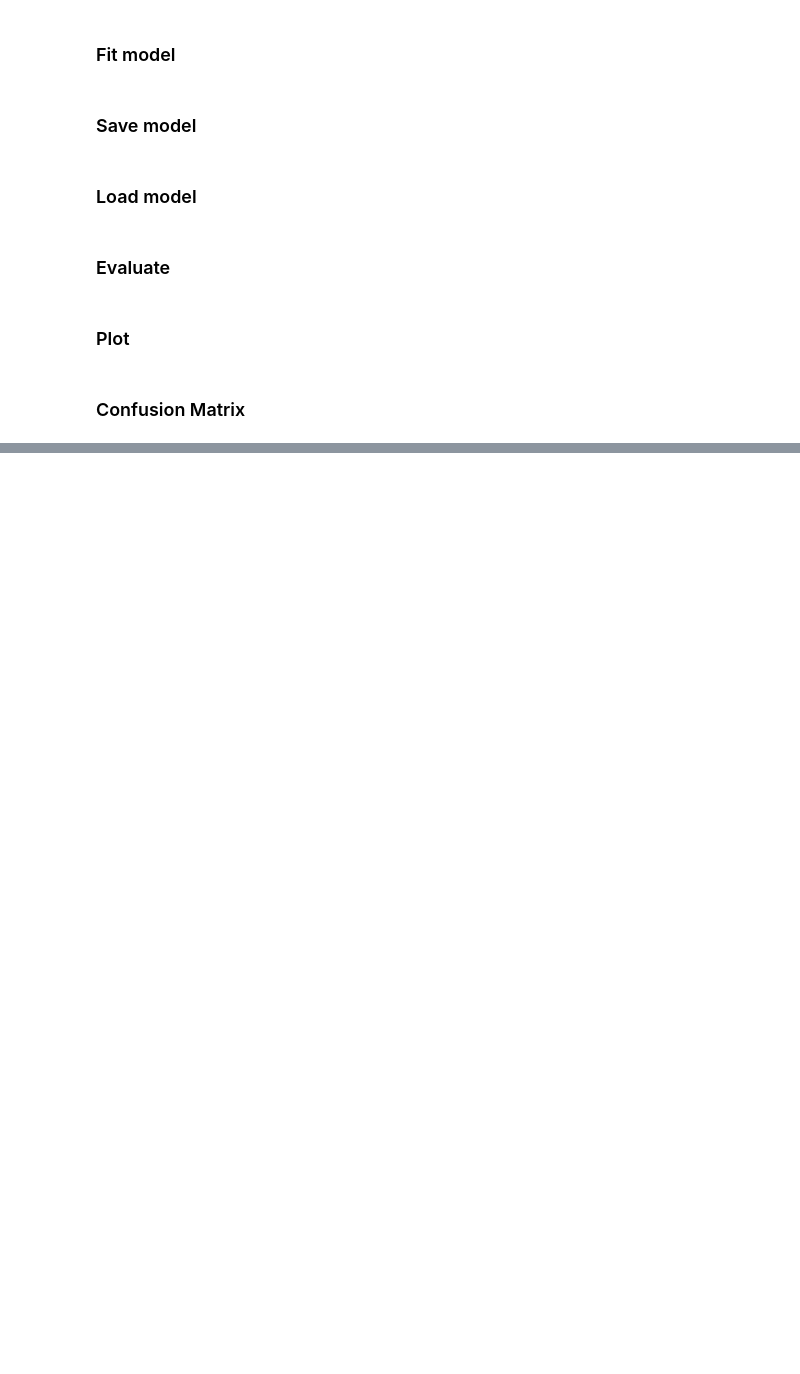
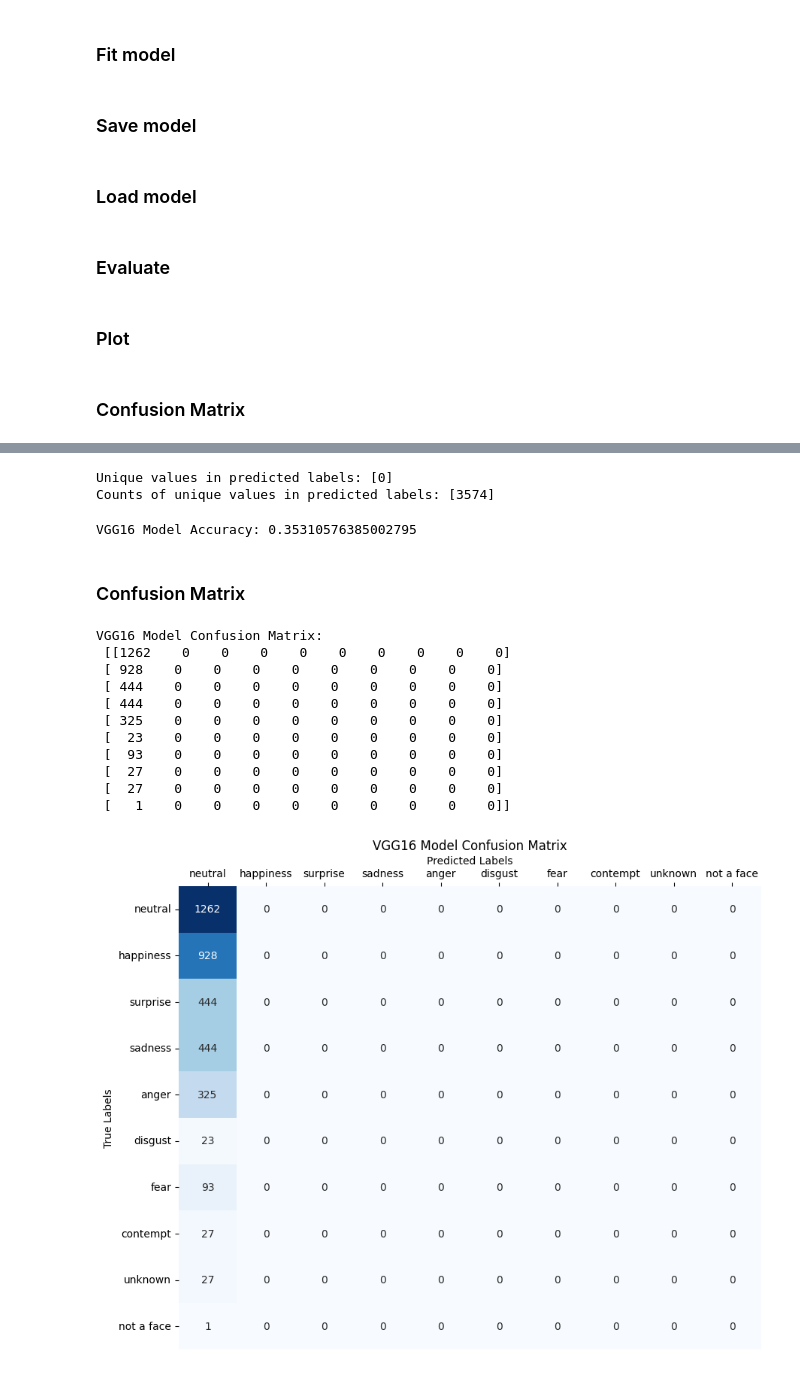
Before and after one commit to QianXunX/TFG, a Jupyter notebook: resnet50.ipynb, the cells around one changed output, grey strips where cells are left out. Saved outputs shown, nothing was run; the diff lists cells and outputs as text; code cells hidden in the pictures; blank space fills up the shorter version.

```diff
--- a/resnet50.ipynb
+++ b/resnet50.ipynb
@@ -203,0 +390,4 @@ plt.show()
+# %%
+balanced_predictions = balanced_resnet50_model.predict(balanced_test_generator, steps=balanced_test_steps)
+balanced_predicted_labels = np.argmax(balanced_predictions, axis=1)
+balanced_test_labels, balanced_predicted_labels
@@ -203,0 +411,60 @@ plt.show()
+# %%
+# Get unique values and their counts
+balanced_unique_values, balanced_counts = np.unique(balanced_predicted_labels, return_counts=True)
+
+# Print unique values and counts
+print("Unique values in predicted labels:", balanced_unique_values)
+print("Counts of unique values in predicted labels:", balanced_counts)
+# %% [output]
+Unique values in predicted labels: [0]
+Counts of unique values in predicted labels: [3574]
+# %%
+balanced_accuracy = accuracy_score(balanced_test_labels, balanced_predicted_labels)
+print("ResNet50 Model Accuracy:", balanced_accuracy)
+# %% [output]
+VGG16 Model Accuracy: 0.35310576385002795
+# %% [markdown]
+### Confusion Matrix
+# %%
+emotion_labels = {
+    0: "neutral",
+    1: "happiness",
+    2: "surprise",
+    3: "sadness",
+    4: "anger",
+    5: "disgust",
+    6: "fear",
+    7: "contempt",
+    8: "unknown",
+    9: "not a face"
+}
+
+# Get the confusion matrix
+balanced_conf_matrix = confusion_matrix(balanced_test_labels, balanced_predicted_labels)
+print("ResNet50 Model Confusion Matrix:\n", balanced_conf_matrix)
+
+# Plotting the confusion matrix
+plt.figure(figsize=(10, 8))
+ax = sns.heatmap(balanced_conf_matrix, annot=True, fmt='d', cmap='Blues', xticklabels=emotion_labels.values(), yticklabels=emotion_labels.values(), cbar=False)
+plt.xlabel('Predicted Labels')
+plt.ylabel('True Labels')
+plt.title('Balanced ResNet50 Model Confusion Matrix')
+
+# Move the X-axis to the top of the plot
+ax.xaxis.tick_top()  # X-axis on top
+ax.xaxis.set_label_position('top')  # Move the x-axis label to the top
+
+plt.show()
+# %% [output]
+VGG16 Model Confusion Matrix:
+ [[1262    0    0    0    0    0    0    0    0    0]
+ [ 928    0    0    0    0    0    0    0    0    0]
+ [ 444    0    0    0    0    0    0    0    0    0]
+ [ 444    0    0    0    0    0    0    0    0    0]
+ [ 325    0    0    0    0    0    0    0    0    0]
+ [  23    0    0    0    0    0    0    0    0    0]
+ [  93    0    0    0    0    0    0    0    0    0]
+ [  27    0    0    0    0    0    0    0    0    0]
+ [  27    0    0    0    0    0    0    0    0    0]
+ [   1    0    0    0    0    0    0    0    0    0]]
+[figure, added]
```
Also changed, not shown: parts of 23 cells of this notebook, 1 other file.
